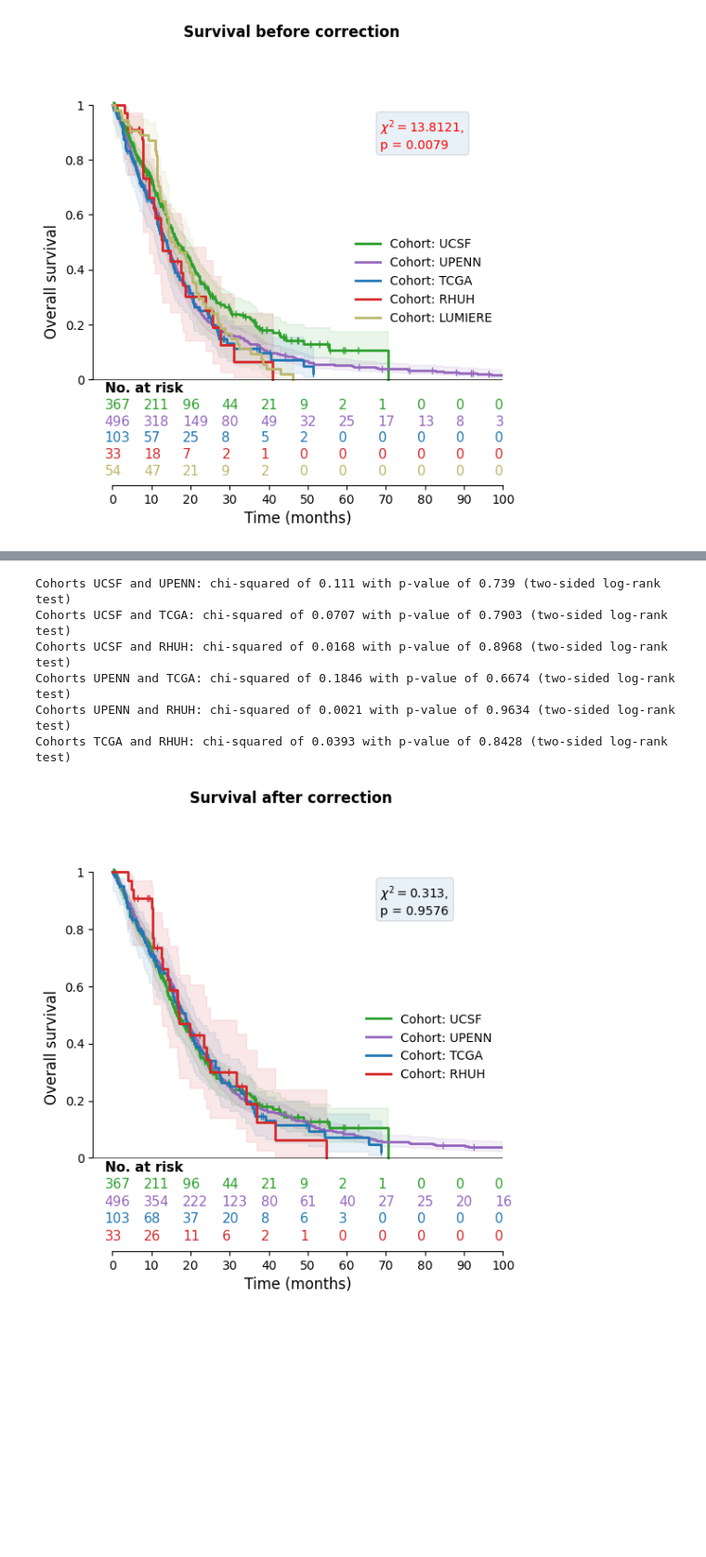
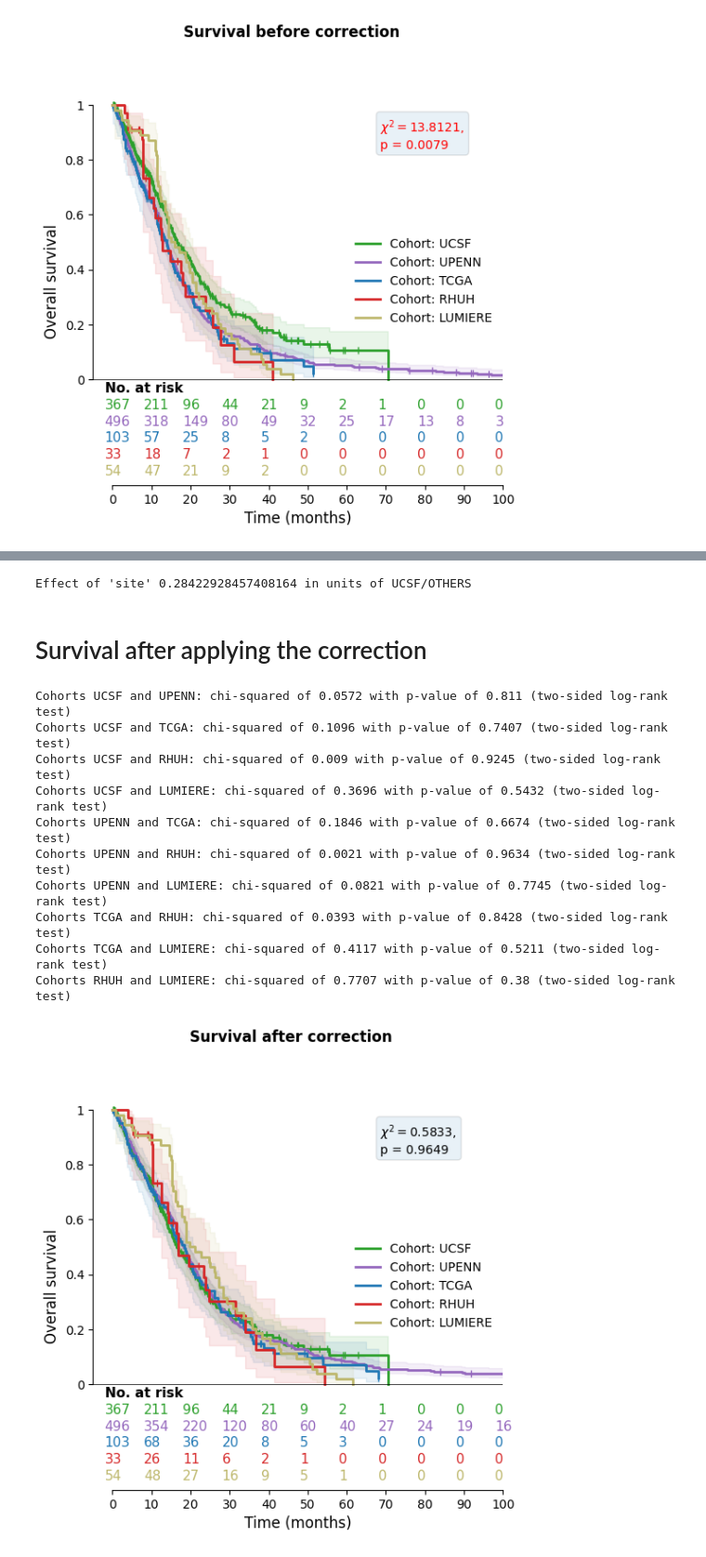
Before and after one commit to JoanSano/NormWM_4_Glioblastoma, a Jupyter notebook: createDatabase.ipynb, the cells around one changed output, grey strips where cells are left out. Shown at 93% size. Saved outputs shown, nothing was run; the diff lists cells and outputs as text; code cells hidden in the pictures; blank space fills up the shorter version.

Commit message:
fix: generalized function to sites and return logHR

```diff
--- a/createDatabase.ipynb
+++ b/createDatabase.ipynb
@@ -800,8 +810,11 @@ for i,j in itertools.combinations(cohort_ids, 2):
         cohorts=[i,j],
         RESULTS=RESULTS,
         name_cohort=name_cohort,
+        colors=[colors[i], colors[j]],
+        N_cohorts=[all_cohorts[i], all_cohorts[j]],
         duration_col="OS (days)",
         status_col="status",
+        covariate_col="cohort",
         daysXmonth=daysXmonth,
         months=range(0,110,10),
         n_perms=1000,
@@ -1018,0 +879,17 @@ site identity        0.037322  0.846810  0.239889
+# %%
+logHR_site = inspect_survival_diffs_in_paired_cohorts(
+    full_data=hcpex,
+    cohorts=[0, 1],
+    RESULTS=RESULTS,
+    name_cohort={0:"UCSF", 1:"OTHERS"},
+    colors=["tab:green", "salmon"],
+    N_cohorts=[all_ucsf, all_upenn+all_tcga+all_rhuh+all_lumiere],
+    duration_col="OS (days)",
+    status_col="status",
+    covariate_col="site",
+    daysXmonth=daysXmonth,
+    months=range(0,110,10),
+    n_perms=10,
+    eps_=0.01,
+    show_plot=True
+)
@@ -1019,3 +910,7 @@ site identity        0.037322  0.846810  0.239889
+# %%
+print("Effect of 'site'", logHR_site, "in units of UCSF/OTHERS")
+# %% [output]
+Effect of 'site' 0.28422928457408164 in units of UCSF/OTHERS
 # %%
 # Apply the correction
 hcpex["OS (days) - corrected"] = hcpex["OS (days)"] * np.exp(logHR_site * hcpex["site"])
@@ -1037,17 +932,15 @@ with open(f"{RESULTS}/keys-maps.json", 'w') as f:
             "MGMT Promoter": {"Unmethylated/Negative": 0, "Intermediate": 1, "Methylated/Positive": 2, "Not Available": "np.nan"}
         }, f, indent=4
     )
+# %% [markdown]
+# Survival after applying the correction
 # %%
 fig, ax = plt.subplots(1, 1, figsize=(6,6))
 
-months = range(0,110,10)
-cohort_ids = [0,1,2,3]
-colors = ["tab:green", "tab:purple", "tab:blue","tab:red"]
-cohort_name = ["UCSF", "UPENN", "TCGA", "RHUH"]
 OS_STATS_deSITE = []
 GROUP_STATS = []
 
-nums = np.empty(shape=(4,), dtype=object)
+nums = np.empty(shape=(len(cohort_ids),), dtype=object)
 for i, cohort in enumerate(cohort_ids):
     diag = hcpex[hcpex["cohort"]==cohort]
     mask = ~np.isnan(diag["status"]) & ~np.isnan(diag["OS (days) - corrected"])
@@ -1081,9 +974,10 @@ for i,t in enumerate(months):
     ax.text(t-2, -0.13, f"{nums[1][i]}", transform=ax.transData, fontsize=11, verticalalignment='top', color=colors[1])
     ax.text(t-2, -0.19, f"{nums[2][i]}", transform=ax.transData, fontsize=11, verticalalignment='top', color=colors[2])
     ax.text(t-2, -0.25, f"{nums[3][i]}", transform=ax.transData, fontsize=11, verticalalignment='top', color=colors[3])
+    ax.text(t-2, -0.31, f"{nums[4][i]}", transform=ax.transData, fontsize=11, verticalalignment='top', color=colors[4])
 ax.text(-2, -0.01, "No. at risk", transform=ax.transData, fontsize=11, verticalalignment='top', color="black", fontweight='bold')
 ax.hlines(0,-5,months[-1]+5, color="black", linewidth=.5)
-ax.set_ylim([-.325,1.1])
+ax.set_ylim([-.385,1.1])
 ax.set_xlim([-5,75])
 ax.set_xticks(range(0,months[-1]+10,10))
 ax.set_xticklabels(range(0,months[-1]+10,10))
@@ -1092,35 +986,38 @@ ax.set_yticklabels([0,0.2,0.4,0.6,0.8,1])
 ax.spines['left'].set_bounds(0,1)
 ax.spines['bottom'].set_bounds(0,months[-1])
 ax.set_xlabel("Time (months)", fontsize=12)
 ax.set_ylabel("Overall survival", fontsize=12)
 ax.spines[["top", "right"]].set_visible(False)
 ax.legend(frameon=False)
 fig.suptitle("Survival after correction", fontweight="bold")
 fig.savefig(f"{RESULTS}/OS-stats/OS-cohorts_after-correction.pdf", dpi=200, format="pdf")
 fig.savefig(f"{RESULTS}/OS-stats/OS-cohorts_after-correction.svg", dpi=200, format="svg")
 
 GROUP_STATS_array = np.array(GROUP_STATS)
 chisquared, p_val = np.zeros((len(cohort_ids), len(cohort_ids))), np.zeros((len(cohort_ids), len(cohort_ids)))
-name_cohort = {0: "UCSF", 1: "UPENN", 2: "TCGA", 3: "RHUH"}
 
 for i, cohort_i in enumerate(cohort_ids):
     for j in range(i+1, len(cohort_ids)):
         cohort_j = cohort_ids[j]
 
         chisquared[i,j], p_val[i,j] = compare_survival(
             OS_STATS_deSITE[(GROUP_STATS_array==cohort_i+1) | (GROUP_STATS_array==cohort_j+1)],
             list(GROUP_STATS_array[(GROUP_STATS_array==cohort_i+1) | (GROUP_STATS_array==cohort_j+1)]),
             return_stats=False
         )
         if p_val[i,j]<=0.05:
             print(f"ATENTION!!\n------>\t Cohorts {name_cohort[i]} and {name_cohort[j]}: chi-squared of {chisquared[i,j].round(4)} with p-value of {p_val[i,j].round(4)} (two-sided log-rank test)")
         else:
             print(f"Cohorts {name_cohort[i]} and {name_cohort[j]}: chi-squared of {chisquared[i,j].round(4)} with p-value of {p_val[i,j].round(4)} (two-sided log-rank test)")
 # %% [output]
-Cohorts UCSF and UPENN: chi-squared of 0.111 with p-value of 0.739 (two-sided log-rank test)
-Cohorts UCSF and TCGA: chi-squared of 0.0707 with p-value of 0.7903 (two-sided log-rank test)
-Cohorts UCSF and RHUH: chi-squared of 0.0168 with p-value of 0.8968 (two-sided log-rank test)
+Cohorts UCSF and UPENN: chi-squared of 0.0572 with p-value of 0.811 (two-sided log-rank test)
+Cohorts UCSF and TCGA: chi-squared of 0.1096 with p-value of 0.7407 (two-sided log-rank test)
+Cohorts UCSF and RHUH: chi-squared of 0.009 with p-value of 0.9245 (two-sided log-rank test)
+Cohorts UCSF and LUMIERE: chi-squared of 0.3696 with p-value of 0.5432 (two-sided log-rank test)
 Cohorts UPENN and TCGA: chi-squared of 0.1846 with p-value of 0.6674 (two-sided log-rank test)
 Cohorts UPENN and RHUH: chi-squared of 0.0021 with p-value of 0.9634 (two-sided log-rank test)
+Cohorts UPENN and LUMIERE: chi-squared of 0.0821 with p-value of 0.7745 (two-sided log-rank test)
 Cohorts TCGA and RHUH: chi-squared of 0.0393 with p-value of 0.8428 (two-sided log-rank test)
+Cohorts TCGA and LUMIERE: chi-squared of 0.4117 with p-value of 0.5211 (two-sided log-rank test)
+Cohorts RHUH and LUMIERE: chi-squared of 0.7707 with p-value of 0.38 (two-sided log-rank test)
-[figure, old version]
+[figure, new version]
```
Also changed, not shown: parts of 9 cells of this notebook.
